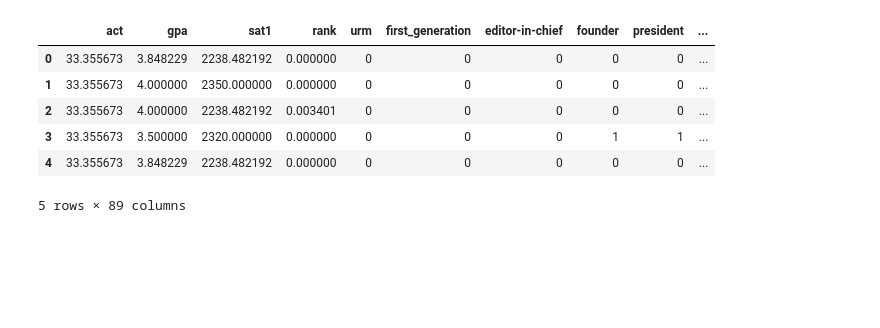
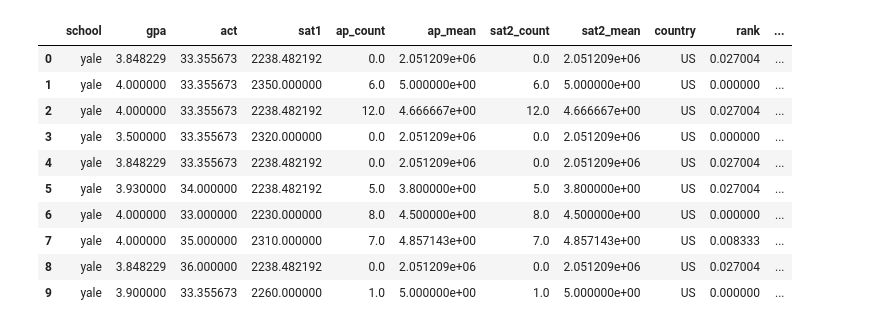
Before and after one commit to heallen/collegePredictions, a Jupyter notebook: Feature Exploration.ipynb, the cells around one changed output. Saved outputs shown, nothing was run; the diff lists cells and outputs as text; code cells hidden in the pictures; blank space fills up the shorter version.

```diff
--- a/Feature Exploration.ipynb
+++ b/Feature Exploration.ipynb
@@ -6,3 +13,7 @@ import matplotlib.pyplot as plt
 # %%
-with open('featuresDF.pkl', 'rb') as fobj:
+with open('featuresDFwCat.pkl', 'rb') as fobj:
     df = pickle.load(fobj, encoding='latin1')
+with open('updatedProfiles.pkl', 'rb') as fobj:
+    df_raw = pickle.load(fobj, encoding='latin1')
+
+df.head()
@@ -8,0 +31,2 @@ with open('featuresDF.pkl', 'rb') as fobj:
+# %%
+df = df.loc[df.act != 1]
@@ -9,10 +133,21 @@ with open('featuresDF.pkl', 'rb') as fobj:
+# %%
+def decround(x, base=10):
+    x = x * 100
+    x = int(base * round(float(x)/base))
+    return x/100
+df['gpa_round'] = df['gpa'].apply(decround)
 # %%
-df.head()
+df.head(10)
+# df['gpa'].unique()
 # %% [output]
-|  | act | gpa | sat1 | rank | urm | first_generation | editor-in-chief | founder | president | ... |
-| 0 | 33.355673 | 3.848229 | 2238.482192 | 0.000000 | 0 | 0 | 0 | 0 | 0 | ... |
-| 1 | 33.355673 | 4.000000 | 2350.000000 | 0.000000 | 0 | 0 | 0 | 0 | 0 | ... |
-| 2 | 33.355673 | 4.000000 | 2238.482192 | 0.003401 | 0 | 0 | 0 | 0 | 0 | ... |
-| 3 | 33.355673 | 3.500000 | 2320.000000 | 0.000000 | 0 | 0 | 0 | 1 | 1 | ... |
-| 4 | 33.355673 | 3.848229 | 2238.482192 | 0.000000 | 0 | 0 | 0 | 0 | 0 | ... |
+|  | school | gpa | act | sat1 | ap_count | ap_mean | sat2_count | sat2_mean | country | rank | ... |
+| 0 | yale | 3.848229 | 33.355673 | 2238.482192 | 0.0 | 2.051209e+06 | 0.0 | 2.051209e+06 | US | 0.027004 | ... |
+| 1 | yale | 4.000000 | 33.355673 | 2350.000000 | 6.0 | 5.000000e+00 | 6.0 | 5.000000e+00 | US | 0.000000 | ... |
+| 2 | yale | 4.000000 | 33.355673 | 2238.482192 | 12.0 | 4.666667e+00 | 12.0 | 4.666667e+00 | US | 0.027004 | ... |
+| 3 | yale | 3.500000 | 33.355673 | 2320.000000 | 0.0 | 2.051209e+06 | 0.0 | 2.051209e+06 | US | 0.000000 | ... |
+| 4 | yale | 3.848229 | 33.355673 | 2238.482192 | 0.0 | 2.051209e+06 | 0.0 | 2.051209e+06 | US | 0.027004 | ... |
+| 5 | yale | 3.930000 | 34.000000 | 2238.482192 | 5.0 | 3.800000e+00 | 5.0 | 3.800000e+00 | US | 0.027004 | ... |
+| 6 | yale | 4.000000 | 33.000000 | 2230.000000 | 8.0 | 4.500000e+00 | 8.0 | 4.500000e+00 | US | 0.000000 | ... |
+| 7 | yale | 4.000000 | 35.000000 | 2310.000000 | 7.0 | 4.857143e+00 | 7.0 | 4.857143e+00 | US | 0.008333 | ... |
+| 8 | yale | 3.848229 | 36.000000 | 2238.482192 | 0.0 | 2.051209e+06 | 0.0 | 2.051209e+06 | US | 0.027004 | ... |
+| 9 | yale | 3.900000 | 33.355673 | 2260.000000 | 1.0 | 5.000000e+00 | 1.0 | 5.000000e+00 | US | 0.000000 | ... |
-5 rows × 89 columns
```
Also changed, not shown: parts of 29 cells of this notebook, 9 other files.
